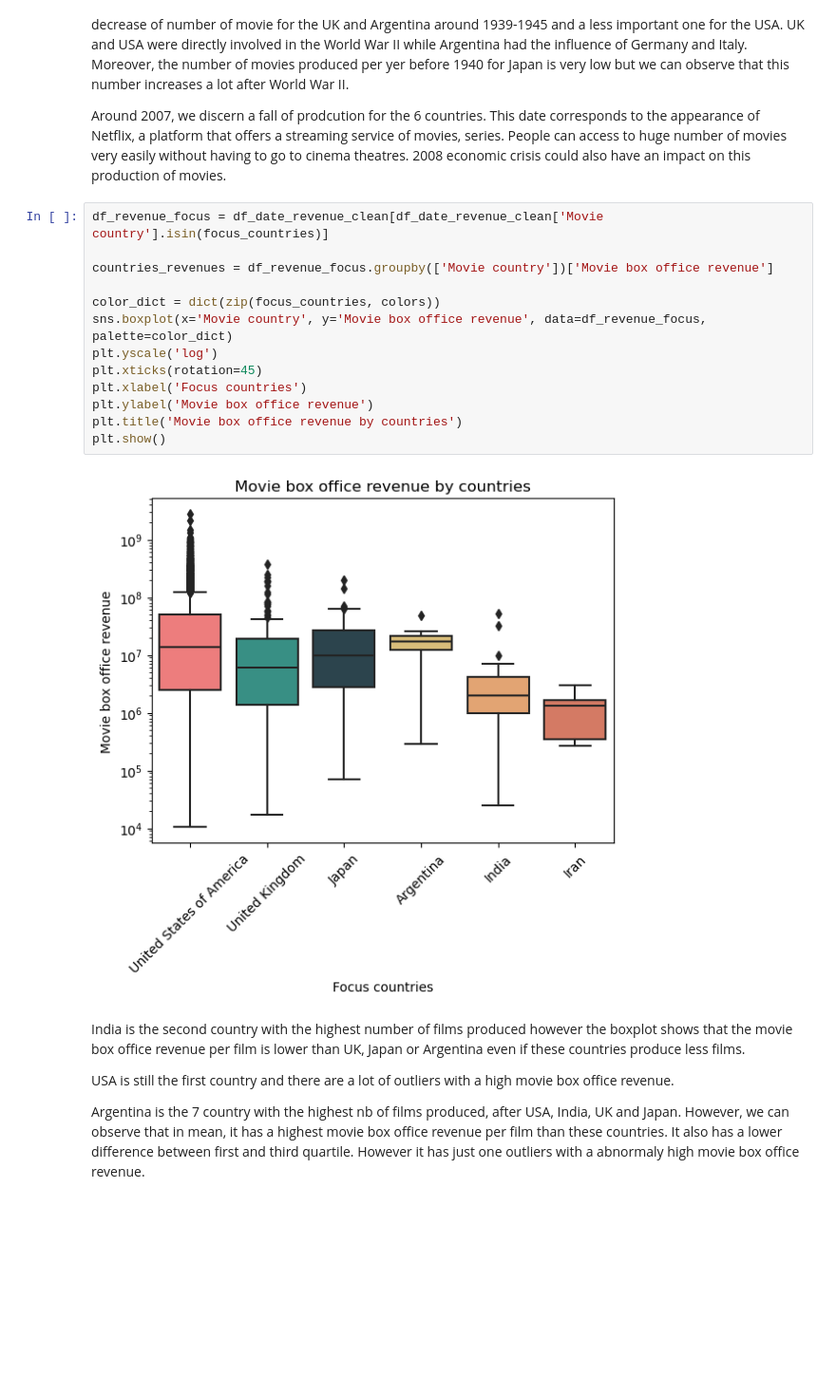
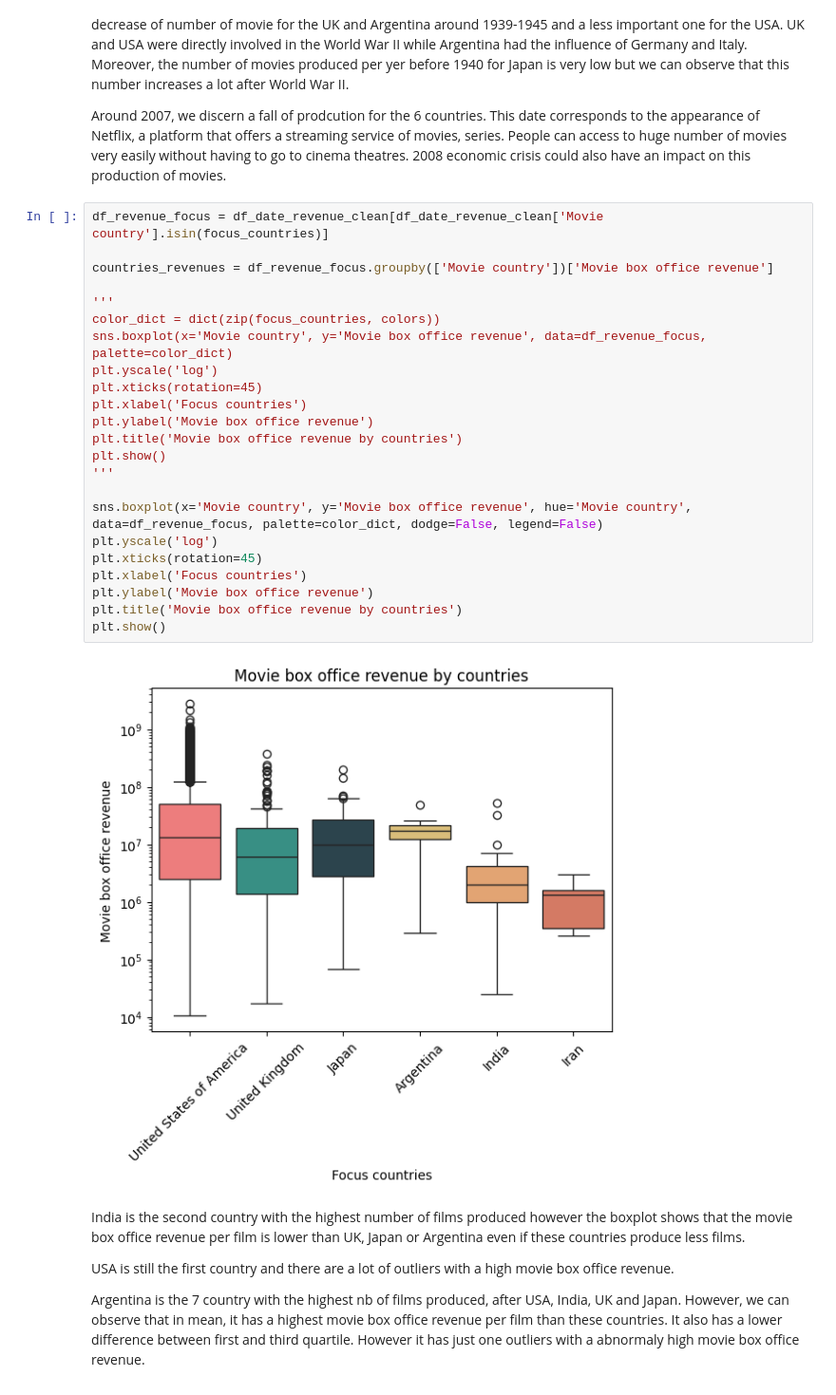
Before and after one commit to epfl-ada/ada-2024-project-4bigbrains, a Jupyter notebook: results.ipynb, the cells around one changed output. Shown at 95% size. Cells and saved outputs as stored; diff of their text form; blank space fills up the shorter version.

```diff
--- a/results.ipynb
+++ b/results.ipynb
@@ -277,18 +296,28 @@ Around 2007, we discern a fall of prodcution for the 6 countries. This date corr
 # %%
 df_revenue_focus = df_date_revenue_clean[df_date_revenue_clean['Movie country'].isin(focus_countries)]
 
 countries_revenues = df_revenue_focus.groupby(['Movie country'])['Movie box office revenue']
 
+'''
 color_dict = dict(zip(focus_countries, colors))
 sns.boxplot(x='Movie country', y='Movie box office revenue', data=df_revenue_focus, palette=color_dict)
 plt.yscale('log')
 plt.xticks(rotation=45)
 plt.xlabel('Focus countries')
 plt.ylabel('Movie box office revenue')
 plt.title('Movie box office revenue by countries')
 plt.show()
+'''
+
+sns.boxplot(x='Movie country', y='Movie box office revenue', hue='Movie country', data=df_revenue_focus, palette=color_dict, dodge=False, legend=False)
+plt.yscale('log')
+plt.xticks(rotation=45)
+plt.xlabel('Focus countries')
+plt.ylabel('Movie box office revenue')
+plt.title('Movie box office revenue by countries')
+plt.show()
 # %% [output]
-[figure, old version]
+[figure, new version]
 # %% [markdown]
 India is the second country with the highest number of films produced however the boxplot shows that the movie box office revenue per film is lower than UK, Japan or Argentina even if these countries produce less films.
 
```
Also changed, not shown: parts of 26 cells of this notebook, 2 other files.
